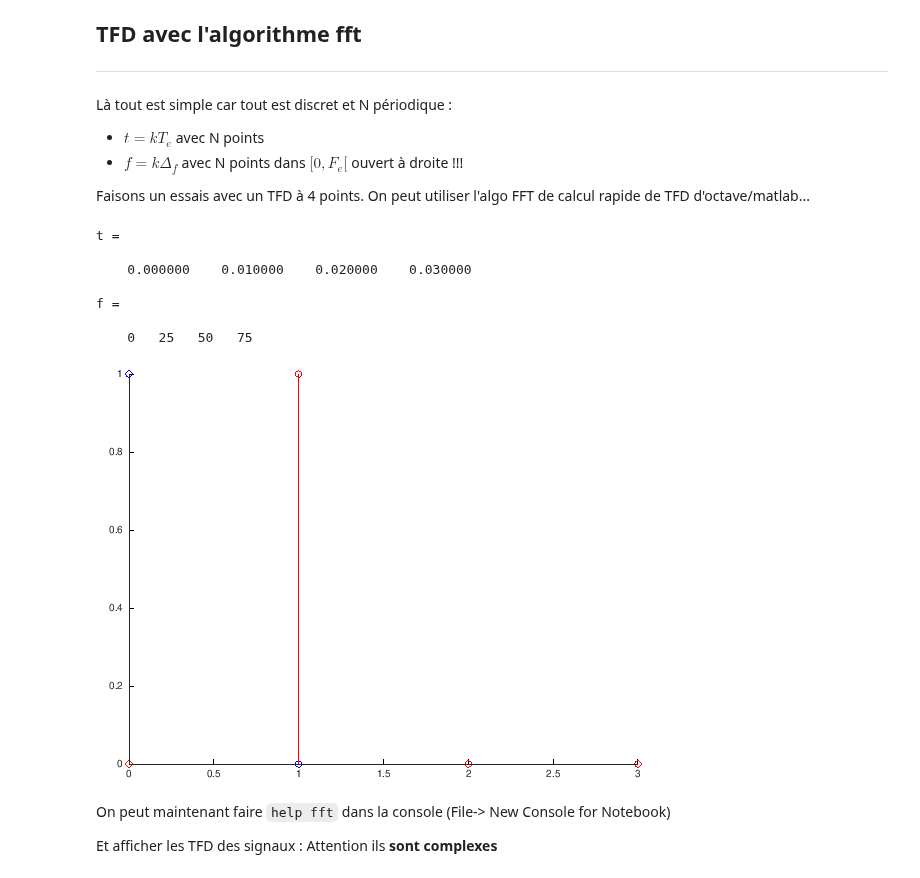
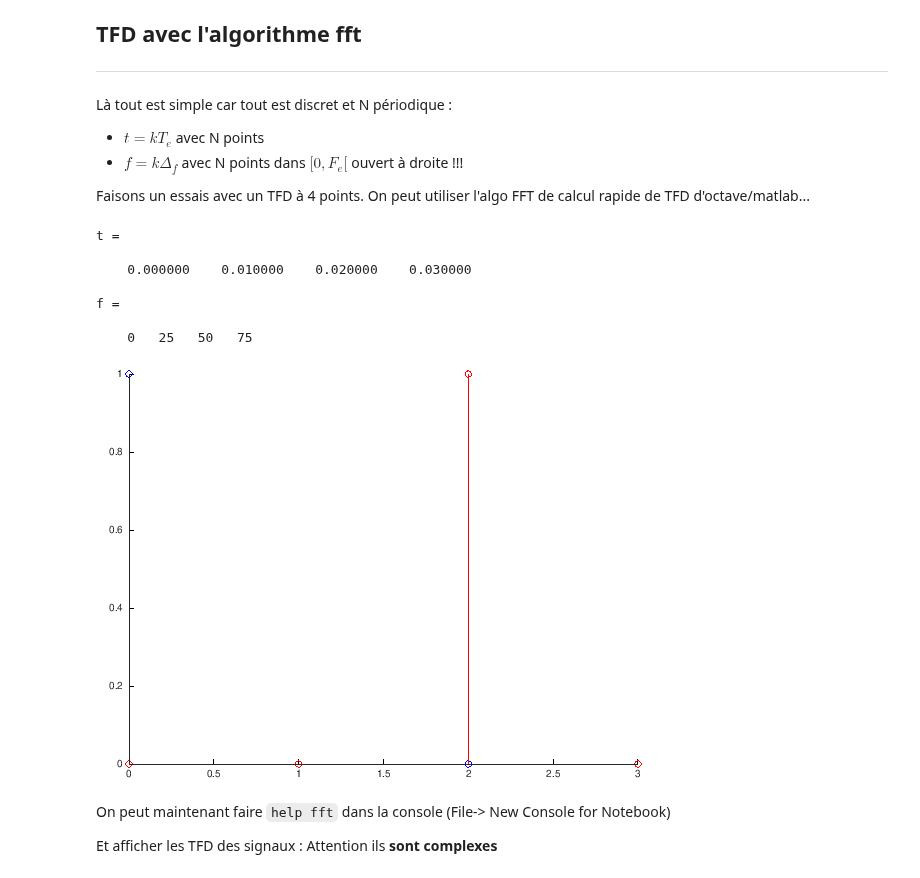
Before and after one commit to balaise31/Signal, a Jupyter notebook: discret/td/FREQ_code/exo1_tfd_corr_octave.ipynb, the cells around one changed output. Saved outputs shown, nothing was run; the diff lists cells and outputs as text; code cells hidden in the pictures.

```diff
--- a/discret/td/FREQ_code/exo1_tfd_corr_octave.ipynb
+++ b/discret/td/FREQ_code/exo1_tfd_corr_octave.ipynb
@@ -25,35 +25,35 @@ t=k*Te
 
 
 %% VOTRE CODE : n= ? et f= Df=?
 % déclarant un vecteur ligne n du segment entier [[0, 4[[
 % le vecteur des 4 fréquences de [0 ; Fe[ <- semi ouvert !
 % fréquences espacées de Df (la résolution fréquencielle ou le F0 des SdF)
 Df=Fe/N ; n=k; f = n*Df
 
 %% VOTRE CODE : delta = @(?) ?
 % qui crée une fonction anonyme delta(k) qui vaut (k==0)
 delta = @(k) k==0 ; % impulsion unité discrète (astuce vaut 1 quand vrai)
 
-l=1;
+l=2;
 %% VOTRE CODE : x0 = ?; xl = ?
 % qui utilise la fonction delta pour calculer x0 = delta(k)
 % et xl = delta(k) retardée de l
 x0 = delta(k);
 xl = delta(k-l);
 
 %% VOTRE CODE : stem (?,?,'r')
 % qui affiche x0 et xl avec "stem" et "hold on"
 stem(k, x0,'b'); hold on;
 stem(k, xl, 'r')
 # %% [output]
 t =
 
     0.000000    0.010000    0.020000    0.030000
 
 f =
 
     0   25   50   75
-[figure, old version]
+[figure, new version]
 # %% [markdown]
 On peut maintenant faire `help fft` dans la console (File-> New Console for Notebook)
 
```
Also changed, not shown: parts of 5 cells of this notebook, 1 other file.
